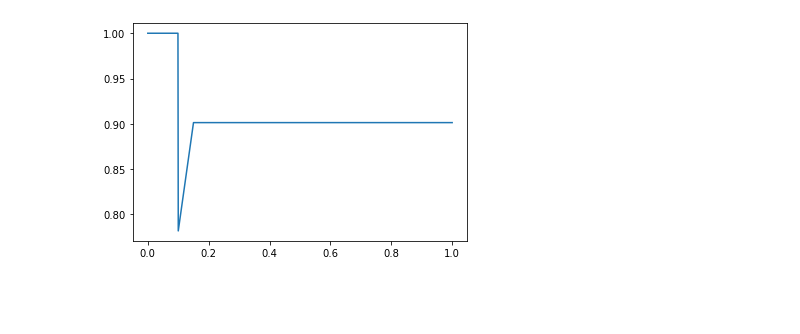
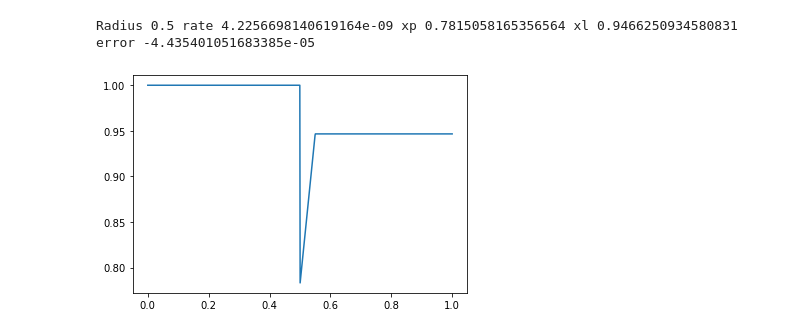
Before and after one commit to andreww/slurry, a Jupyter notebook: growth_with_boundary_layer.ipynb, the cells around one changed output. Drawn from its saved outputs; the diff is of its cells as text; code cells hidden in the pictures; blank space fills up the shorter version.

Commit message:
Tidy growth with BL notebook
Implement forward Euler for well mixed and fixed thickness
BL cases.

```diff
--- a/growth_with_boundary_layer.ipynb
+++ b/growth_with_boundary_layer.ipynb
@@ -92,20 +298,22 @@ def total_composition(rp, delta, c_outer, c_inner, r_max):
 # %%
+# Check boundary layer structure
 rp = 0.5
 delta = 0.1
-c_outer = 0.6
-c_inner = 0.5
+xl = 0.6
+xp = 0.5
 
 r = np.linspace(0.0, 1.0, 1000)
 fig, ax = plt.subplots(nrows=2)
-ax[0].plot(r, x_r(r, rp, delta, c_outer, c_inner))
-ax[1].plot(r, intergrand(r, rp, delta, c_outer, c_inner))
+ax[0].plot(r, x_r(r, rp, delta, xl, xp))
+ax[1].plot(r, intergrand(r, rp, delta, xl, xp))
 
 plt.show()
-print(x_r(0.02, rp, delta, c_outer, c_inner))
-print(x_r(0.21, rp, delta, c_outer, c_inner))
-print(x_r(0.22, rp, delta, c_outer, c_inner))
 
-print(total_composition(rp, delta, c_outer, c_inner, 1.0))
+print(x_r(0.02, rp, delta, xl, xp))
+print(x_r(0.21, rp, delta, xl, xp))
+print(x_r(0.22, rp, delta, xl, xp))
+
+print(total_composition(rp, delta, xl, xp, 1.0))
 # %% [output]
 [figure]
 1.0
@@ -153,17 +367,14 @@ def diffusion_growth_rate(rp, ci, delta, rtot, temperature, pressure, dl, k0):
 # %%
 r0 = 1.0E-10 # initial radius, m
-n = 2 # number of crystals
 t = 5000.0 # temperature, K
 p = 330.0 # GPa
-x = 0.9 # Overall composition, mol frac Fe
+xi = 0.95 # Overall composition, mol frac Fe
 k0 = 150.0 # growth rate prefactor, m/s
-box_size = 1.0 # initial volume of the box (m^3)
-time_step = 0.001 # s
-total_time = 0.025 # s
 delta = 0.05
 r_tot = 1.0
 
-for rp in [0.00001, 0.001, 0.01, 0.1, 0.2, 0.3, 0.5, 0.75, 0.9]:
-    v, cl, c0 = diffusion_growth_rate(rp, x, delta, r_tot, t, p, 1e-9, k0)
-    print("At radius", rp, "growth rate is", v, "cl is", cl, "and c0 is", c0)
+for rp in [1.0E-10, 1.0E-8, 1.0E-6, 1.0E-4, 1.0E-2, 0.10, 0.25, 0.5, 0.75, 0.9, 0.91,
+           0.92, 0.93, 0.94, 0.95]:
+    v, xp, xl, error = diffusion_growth_rate(rp, xi, delta, r_tot, t, p, 1e-9, k0)
+    print("Radius", rp, "rate", v, "xp", xp, "xl", xl, "error", error)
 # %% [output]
@@ -179,9 +396,11 @@ At radius 0.9 growth rate is -4.9859449902101005e-09 cl is 0.7815058164876612 an
 # %%
 r = np.linspace(0.0, 1.0, 1000)
+rp = 0.5
+v, xp, xl, error = diffusion_growth_rate(rp, xi, delta, r_tot, t, p, 1e-9, k0)
+print("Radius", rp, "rate", v, "xp", xp, "xl", xl, "error", error)
 fig, ax = plt.subplots()
-rp = 0.1
-v, cl, c0 = diffusion_growth_rate(rp, x, delta, r_tot, t, p, 1e-9, k0)
-ax.plot(r, x_r(r, rp, delta, c0, cl))
+ax.plot(r, x_r(r, rp, delta, xl, xp))
 plt.show()
 # %% [output]
+Radius 0.5 rate 4.2256698140619164e-09 xp 0.7815058165356564 xl 0.9466250934580831 error -4.435401051683385e-05
-[figure, old version]
+[figure, new version]
```
Also changed, not shown: parts of 13 cells of this notebook.
